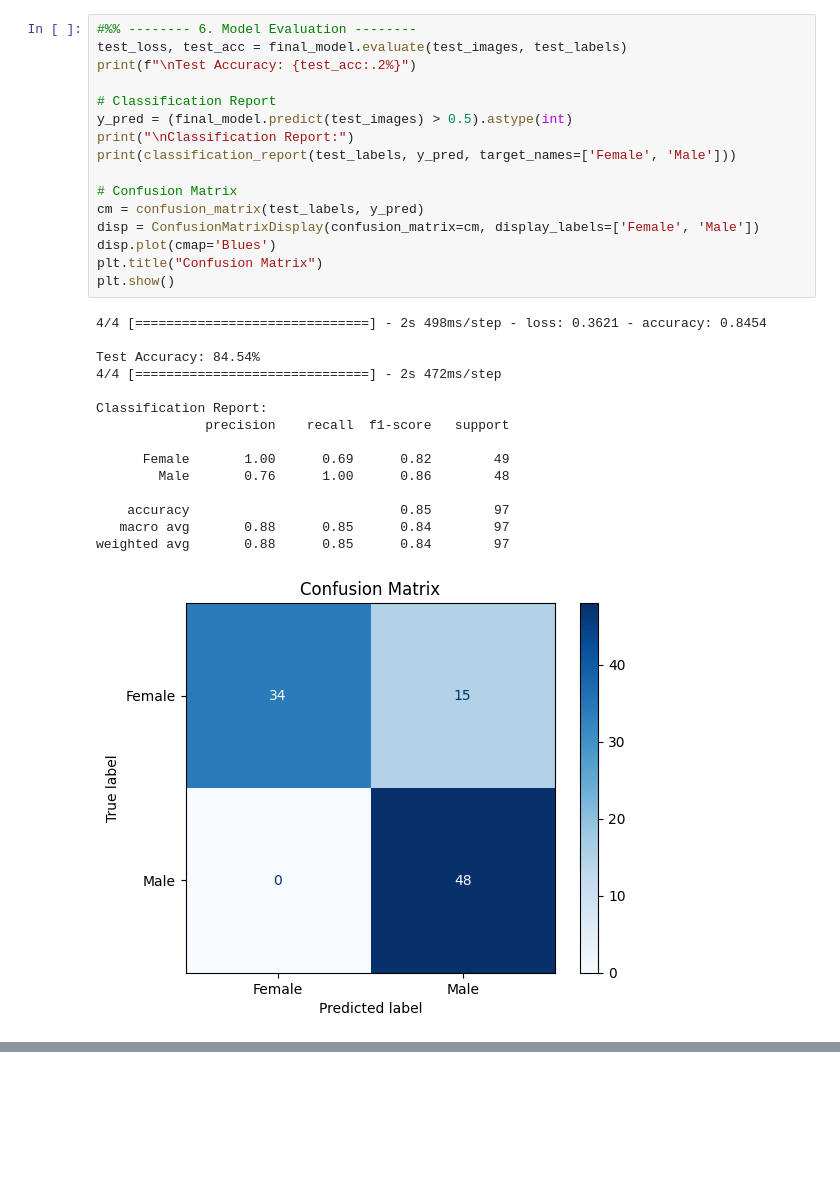
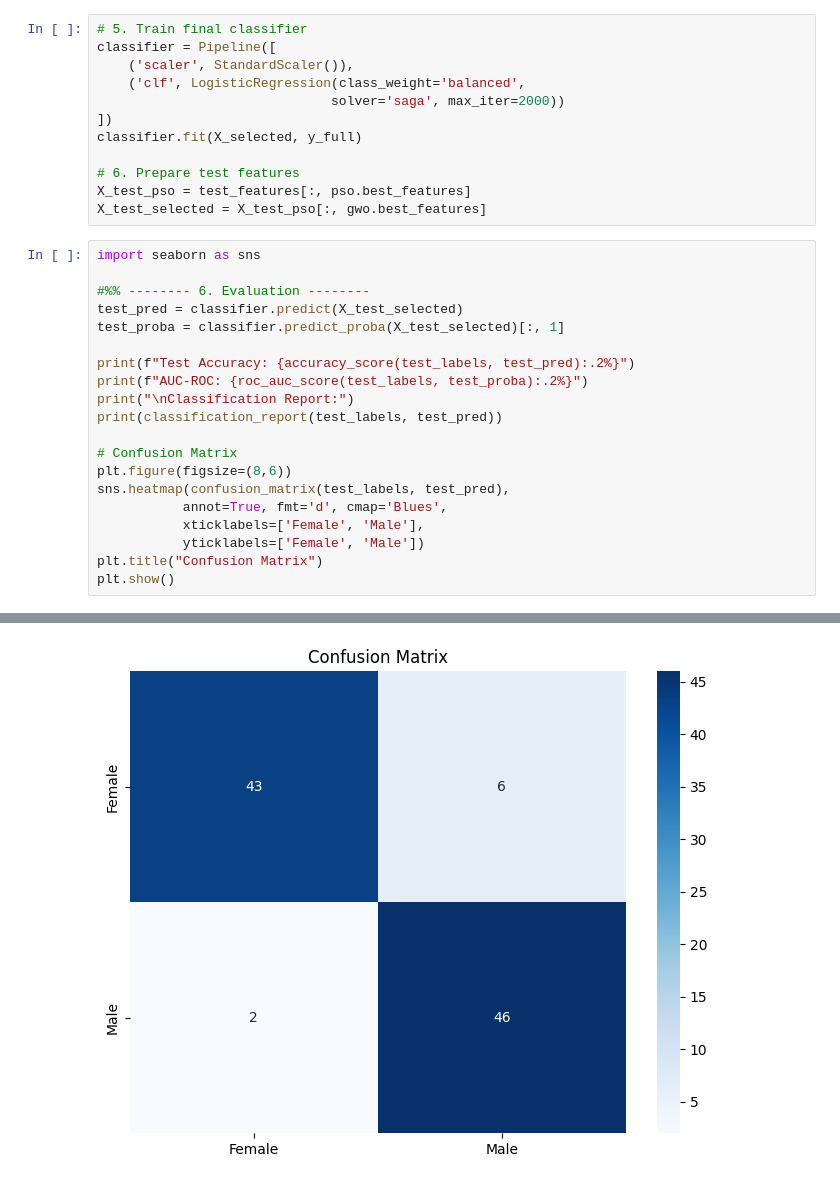
Before and after one commit to Maher1410/AI-Driven-Gender-Classification-Using-Panoramic-Dental-X-Rays, a Jupyter notebook: PSO-GWO(CNN).ipynb, the cells around one changed output, grey strips where cells are left out. Cells and saved outputs as stored; diff of their text form; blank space fills up the shorter version.

```diff
--- a/PSO-GWO(CNN).ipynb
+++ b/PSO-GWO(CNN).ipynb
@@ -186,32 +228,33 @@ Epoch 50/50
-# %%
-#%% -------- 6. Model Evaluation --------
-test_loss, test_acc = final_model.evaluate(test_images, test_labels)
-print(f"\nTest Accuracy: {test_acc:.2%}")
-
-# Classification Report
-y_pred = (final_model.predict(test_images) > 0.5).astype(int)
-print("\nClassification Report:")
-print(classification_report(test_labels, y_pred, target_names=['Female', 'Male']))
-
-# Confusion Matrix
-cm = confusion_matrix(test_labels, y_pred)
-disp = ConfusionMatrixDisplay(confusion_matrix=cm, display_labels=['Female', 'Male'])
-disp.plot(cmap='Blues')
-plt.title("Confusion Matrix")
-plt.show()
-# %% [output]
-4/4 [==============================] - 2s 498ms/step - loss: 0.3621 - accuracy: 0.8454
-
-Test Accuracy: 84.54%
-4/4 [==============================] - 2s 472ms/step
-
-Classification Report:
-              precision    recall  f1-score   support
-
-      Female       1.00      0.69      0.82        49
-        Male       0.76      1.00      0.86        48
-
-    accuracy                           0.85        97
-   macro avg       0.88      0.85      0.84        97
-weighted avg       0.88      0.85      0.84        97
-[figure, removed]
+# %%
+# 5. Train final classifier
+classifier = Pipeline([
+    ('scaler', StandardScaler()),
+    ('clf', LogisticRegression(class_weight='balanced',
+                              solver='saga', max_iter=2000))
+])
+classifier.fit(X_selected, y_full)
+
+# 6. Prepare test features
+X_test_pso = test_features[:, pso.best_features]
+X_test_selected = X_test_pso[:, gwo.best_features]
+# %%
+import seaborn as sns
+
+#%% -------- 6. Evaluation --------
+test_pred = classifier.predict(X_test_selected)
+test_proba = classifier.predict_proba(X_test_selected)[:, 1]
+
+print(f"Test Accuracy: {accuracy_score(test_labels, test_pred):.2%}")
+print(f"AUC-ROC: {roc_auc_score(test_labels, test_proba):.2%}")
+print("\nClassification Report:")
+print(classification_report(test_labels, test_pred))
+
+# Confusion Matrix
+plt.figure(figsize=(8,6))
+sns.heatmap(confusion_matrix(test_labels, test_pred),
+           annot=True, fmt='d', cmap='Blues',
+           xticklabels=['Female', 'Male'],
+           yticklabels=['Female', 'Male'])
+plt.title("Confusion Matrix")
+plt.show()
+# %% [output]
@@ -217,0 +273 @@ weighted avg       0.88      0.85      0.84        97
+[figure, added]
```
Also changed, not shown: parts of 10 cells of this notebook.
